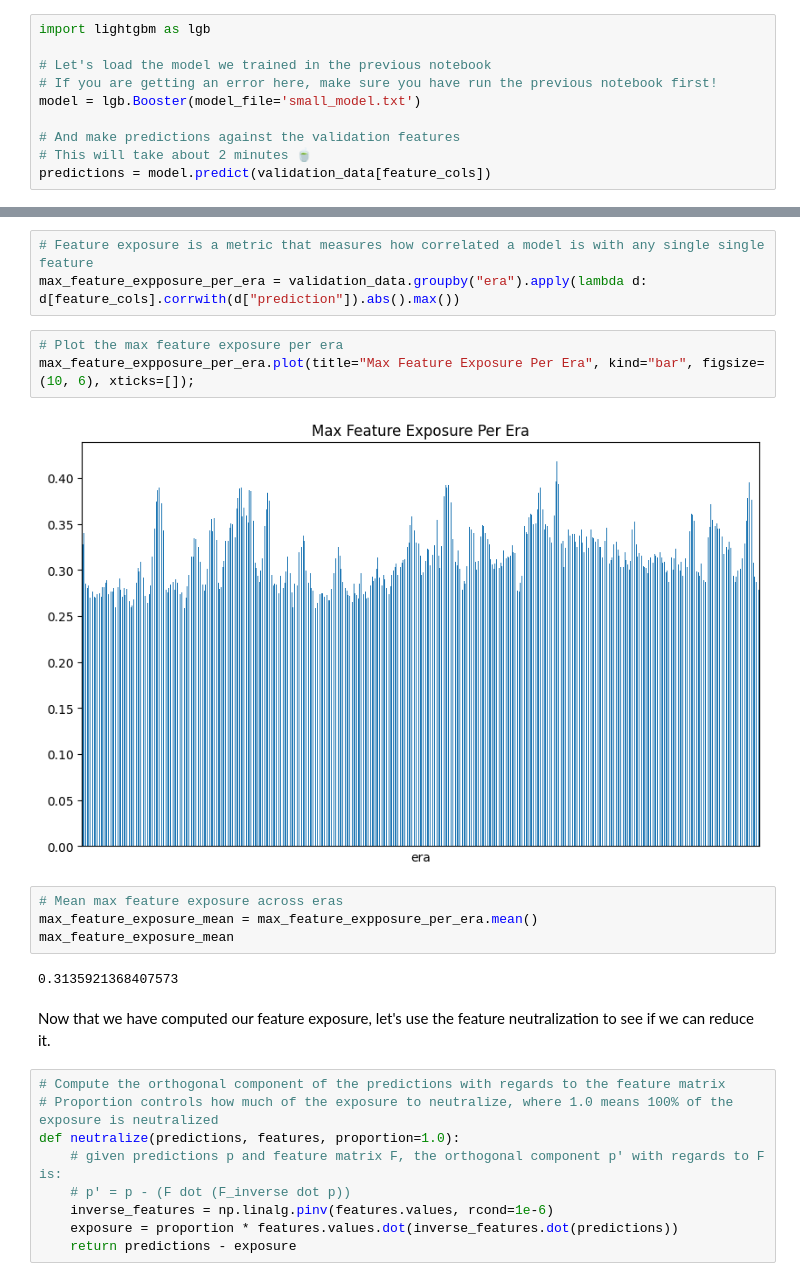
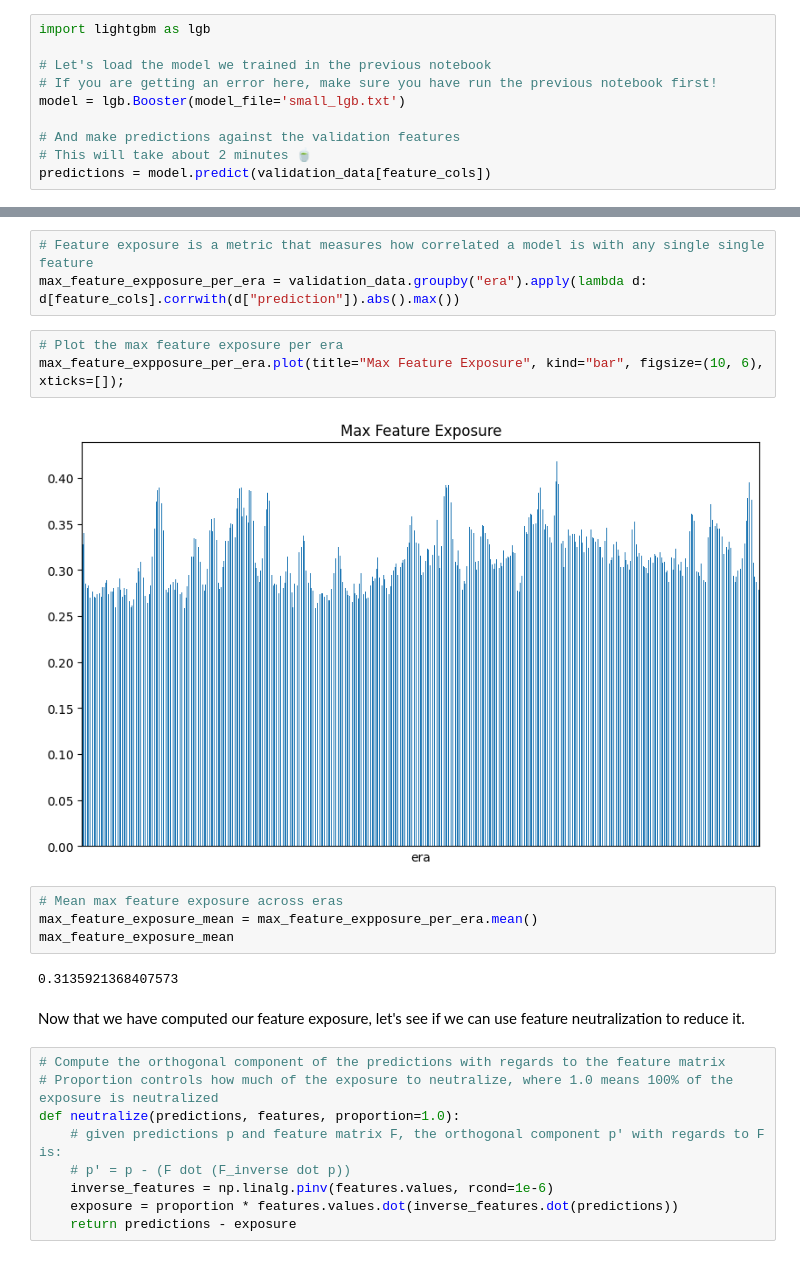
Before and after one commit to numerai/hello-numerai, a Jupyter notebook: model_diagnostics.ipynb, the cells around one changed output, grey strips where cells are left out. Drawn from its saved outputs; the diff is of its cells as text.

```diff
--- a/model_diagnostics.ipynb
+++ b/model_diagnostics.ipynb
@@ -66,7 +67,7 @@ import lightgbm as lgb
 
 # Let's load the model we trained in the previous notebook
 # If you are getting an error here, make sure you have run the previous notebook first!
-model = lgb.Booster(model_file='small_model.txt')
+model = lgb.Booster(model_file='small_lgb.txt')
 
 # And make predictions against the validation features
 # This will take about 2 minutes 🍵
@@ -179,9 +183,9 @@ This is because the stock market is <ins>non-stationary</ins>. Features that hav
 max_feature_expposure_per_era = validation_data.groupby("era").apply(lambda d: d[feature_cols].corrwith(d["prediction"]).abs().max())
 # %%
 # Plot the max feature exposure per era
-max_feature_expposure_per_era.plot(title="Max Feature Exposure Per Era", kind="bar", figsize=(10, 6), xticks=[]);
+max_feature_expposure_per_era.plot(title="Max Feature Exposure", kind="bar", figsize=(10, 6), xticks=[]);
 # %% [output]
-[figure, old version]
+[figure, new version]
 # %%
 # Mean max feature exposure across eras
 max_feature_exposure_mean = max_feature_expposure_per_era.mean()
@@ -189,7 +193,7 @@ max_feature_exposure_mean
 # %% [output]
 0.3135921368407573
 # %% [markdown]
-Now that we have computed our feature exposure, let's use the feature neutralization to see if we can reduce it.
+Now that we have computed our feature exposure, let's see if we can use feature neutralization to reduce it.
 # %%
 # Compute the orthogonal component of the predictions with regards to the feature matrix
 # Proportion controls how much of the exposure to neutralize, where 1.0 means 100% of the exposure is neutralized
```
Also changed, not shown: parts of 17 cells of this notebook, 6 other files.
